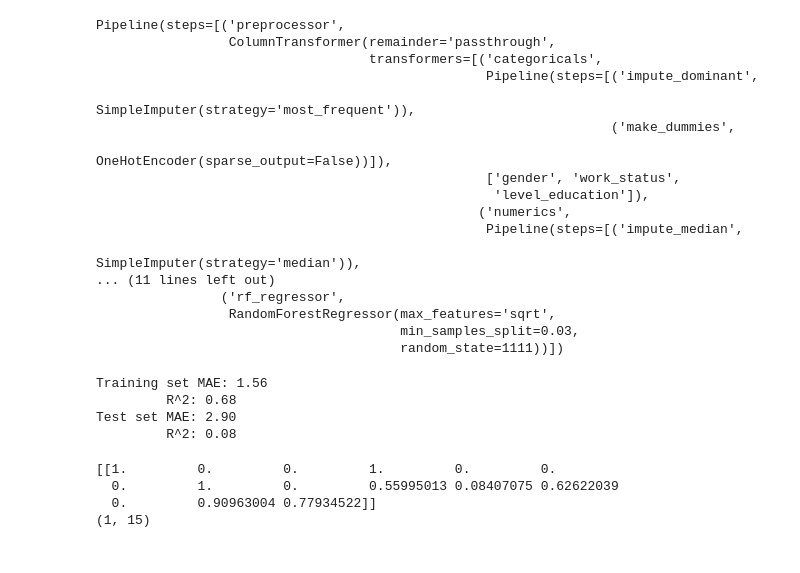
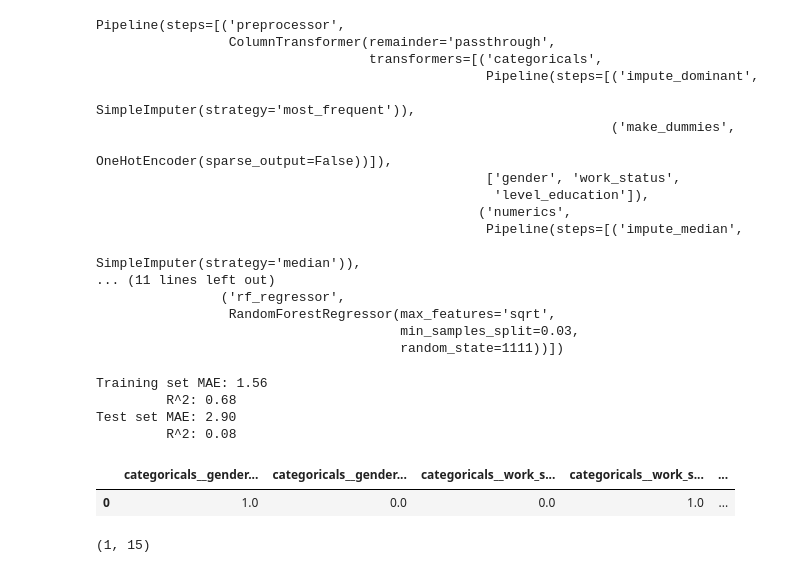
Before and after one commit to Mkranj/ML_predicting_anxiety, a Jupyter notebook: predicting_anxiety.ipynb, the cells around one changed output. Saved outputs shown, nothing was run; the diff lists cells and outputs as text; code cells hidden in the pictures.

```diff
--- a/predicting_anxiety.ipynb
+++ b/predicting_anxiety.ipynb
@@ -740,13 +740,22 @@ Training set MAE: 1.56
          R^2: 0.68
 Test set MAE: 2.90
          R^2: 0.08
-# %%
-# Show processed data
-processed_input = preprocessing_ct.transform(train_set)[:1,]
-print(processed_input)
-print(processed_input.shape)
-# %% [output]
-[[1.         0.         0.         1.         0.         0.
-  0.         1.         0.         0.55995013 0.08407075 0.62622039
-  0.         0.90963004 0.77934522]]
-(1, 15)
+# %%
+# Show processed data
+processed_input = preprocessing_ct.transform(train_set)[:1,]
+
+# Why the [-1]? It's even mentioned in the error message
+columnames = pipe[:-1].get_feature_names_out()
+
+# Trim excessively long names
+columnames = [(colname[:20] + "..."*(len(colname) > 20)) for colname in columnames]
+
+processed_input = pd.DataFrame(processed_input, columns = columnames)
+processed_input
+# %% [output]
+|  | categoricals__gender... | categoricals__gender... | categoricals__work_s... | categoricals__work_s... | ... |
+| 0 | 1.0 | 0.0 | 0.0 | 1.0 | ... |
+# %%
+print(processed_input.shape)
+# %% [output]
+(1, 15)
```
Also changed, not shown: parts of 4 cells of this notebook.
